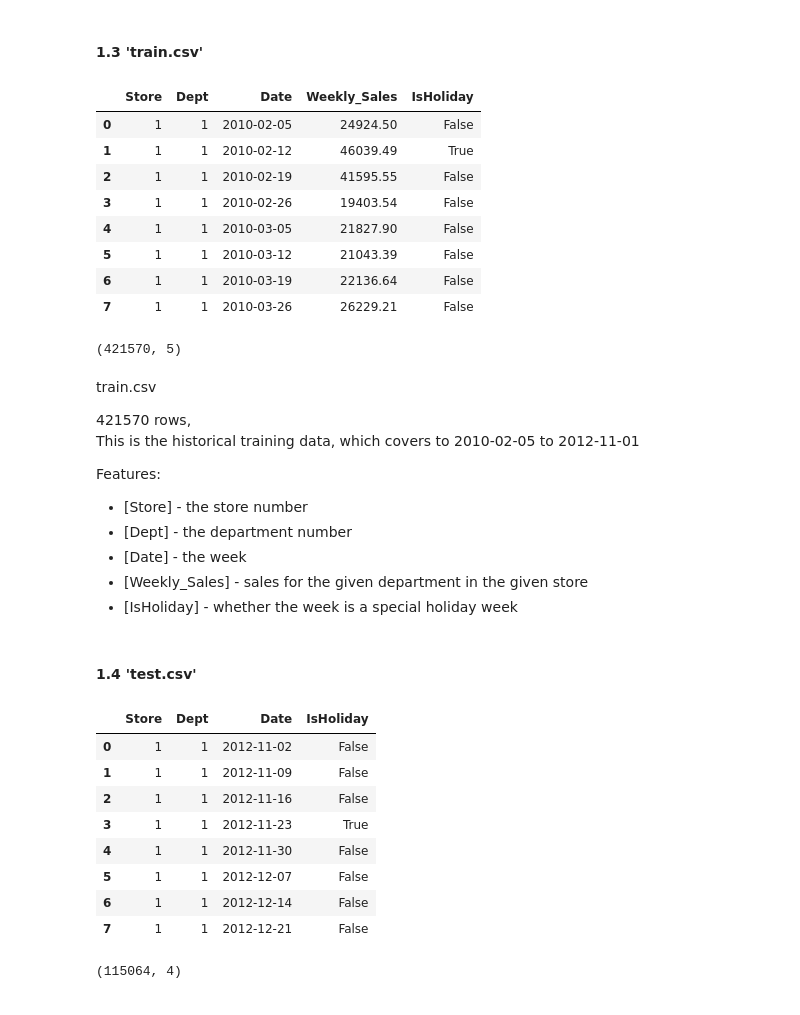
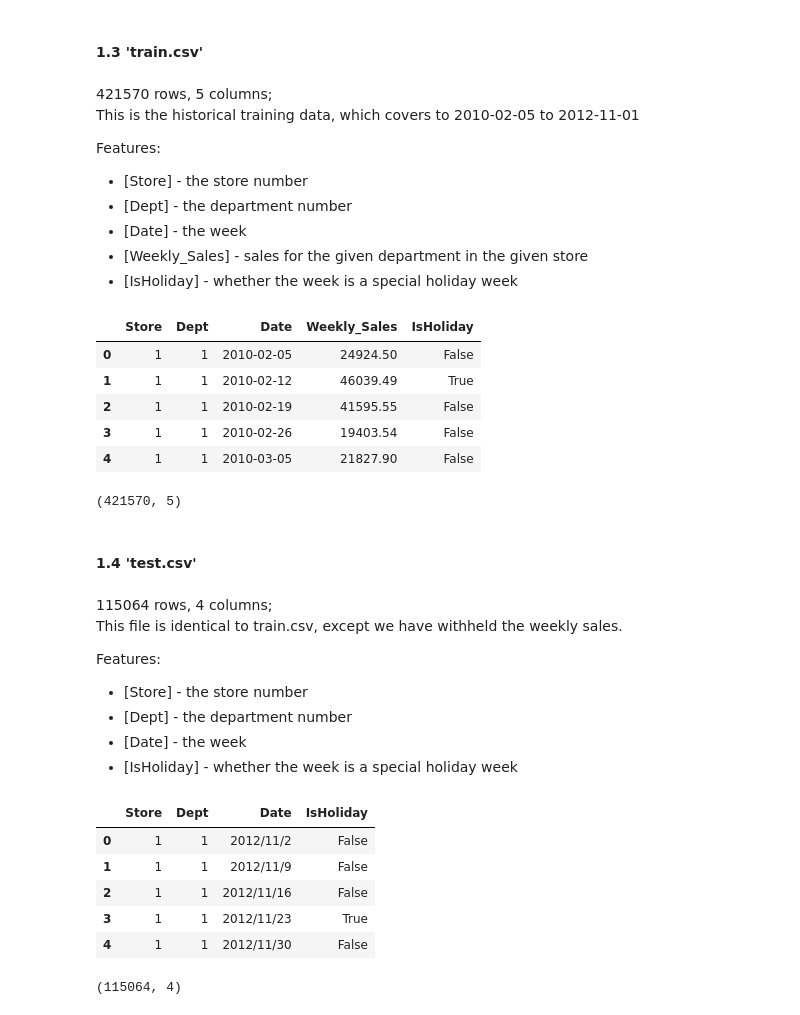
Before and after one commit to Magicboy-Zhang/Walmart_Recruiting_Store_Sales_Forecasting, a Jupyter notebook: Walmart_Recruiting_Store_Sales_Forecasting.ipynb, the cells around one changed output. Cells and saved outputs as stored; diff of their text form; code cells hidden in the pictures.

Commit message:
mysql attempt; data explore almost done

```diff
--- a/Walmart_Recruiting_Store_Sales_Forecasting.ipynb
+++ b/Walmart_Recruiting_Store_Sales_Forecasting.ipynb
@@ -98,9 +122,20 @@ Features:
 # %% [markdown]
 #### 1.3 **'train.csv'**
+# %% [markdown]
+421570 rows, 5 columns;
+This is the historical training data, which covers to 2010-02-05 to 2012-11-01
+
+Features:
+
+- [Store] - the store number
+- [Dept] - the department number
+- [Date] - the week
+- [Weekly_Sales] -  sales for the given department in the given store
+- [IsHoliday] - whether the week is a special holiday week
 # %%
 train_df = pd.read_csv('train.csv')
 
-train_df.head(8)
+train_df.head(5)
 # %% [output]
 |  | Store | Dept | Date | Weekly_Sales | IsHoliday |
 | 0 | 1 | 1 | 2010-02-05 | 24924.50 | False |
@@ -108,42 +143,33 @@ train_df.head(8)
 | 2 | 1 | 1 | 2010-02-19 | 41595.55 | False |
 | 3 | 1 | 1 | 2010-02-26 | 19403.54 | False |
 | 4 | 1 | 1 | 2010-03-05 | 21827.90 | False |
-| 5 | 1 | 1 | 2010-03-12 | 21043.39 | False |
-| 6 | 1 | 1 | 2010-03-19 | 22136.64 | False |
-| 7 | 1 | 1 | 2010-03-26 | 26229.21 | False |
 # %%
 train_df.shape
 # %% [output]
 (421570, 5)
-# %% [markdown]
-train.csv
-
-421570 rows,
-This is the historical training data, which covers to 2010-02-05 to 2012-11-01
-
-Features:
-
-- [Store] - the store number
-- [Dept] - the department number
-- [Date] - the week
-- [Weekly_Sales] -  sales for the given department in the given store
-- [IsHoliday] - whether the week is a special holiday week
 # %% [markdown]
 #### 1.4 **'test.csv'**
+# %% [markdown]
+115064 rows, 4 columns;
+This file is identical to train.csv, except we have withheld the weekly sales.
+
+Features:
+
+- [Store] - the store number
+- [Dept] - the department number
+- [Date] - the week
+- [IsHoliday] - whether the week is a special holiday week
 # %%
 test_df = pd.read_csv('test.csv')
 
-test_df.head(8)
+test_df.head(5)
 # %% [output]
 |  | Store | Dept | Date | IsHoliday |
-| 0 | 1 | 1 | 2012-11-02 | False |
-| 1 | 1 | 1 | 2012-11-09 | False |
-| 2 | 1 | 1 | 2012-11-16 | False |
-| 3 | 1 | 1 | 2012-11-23 | True |
-| 4 | 1 | 1 | 2012-11-30 | False |
-| 5 | 1 | 1 | 2012-12-07 | False |
-| 6 | 1 | 1 | 2012-12-14 | False |
-| 7 | 1 | 1 | 2012-12-21 | False |
+| 0 | 1 | 1 | 2012/11/2 | False |
+| 1 | 1 | 1 | 2012/11/9 | False |
+| 2 | 1 | 1 | 2012/11/16 | False |
+| 3 | 1 | 1 | 2012/11/23 | True |
+| 4 | 1 | 1 | 2012/11/30 | False |
 # %%
 test_df.shape
 # %% [output]
```
Also changed, not shown: parts of 28 cells of this notebook, 4 other files.
